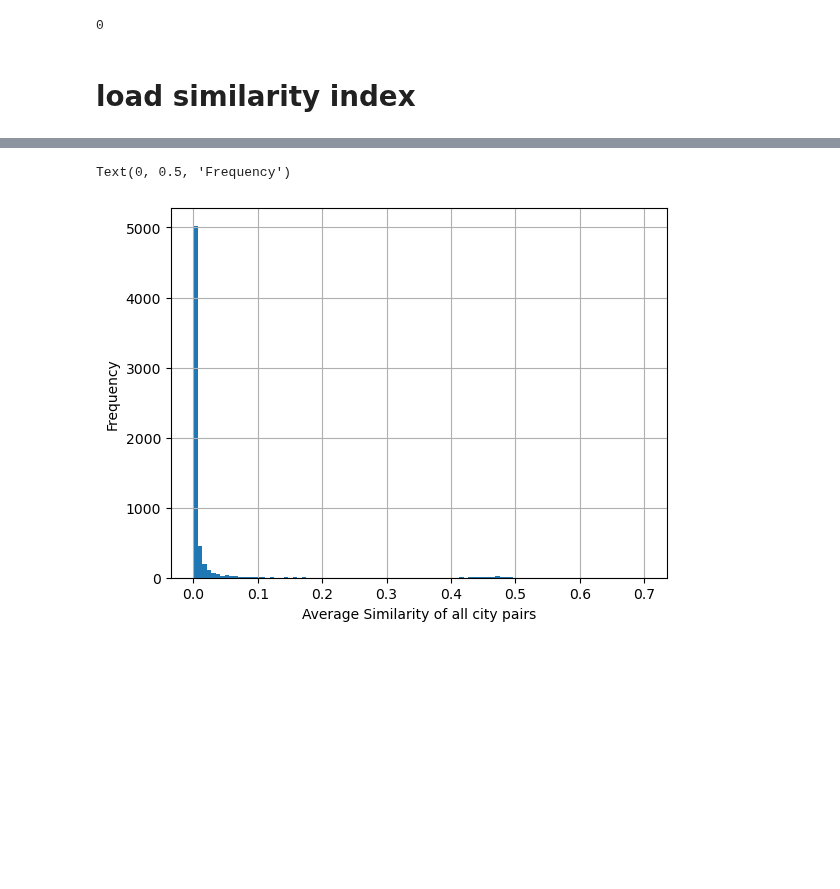
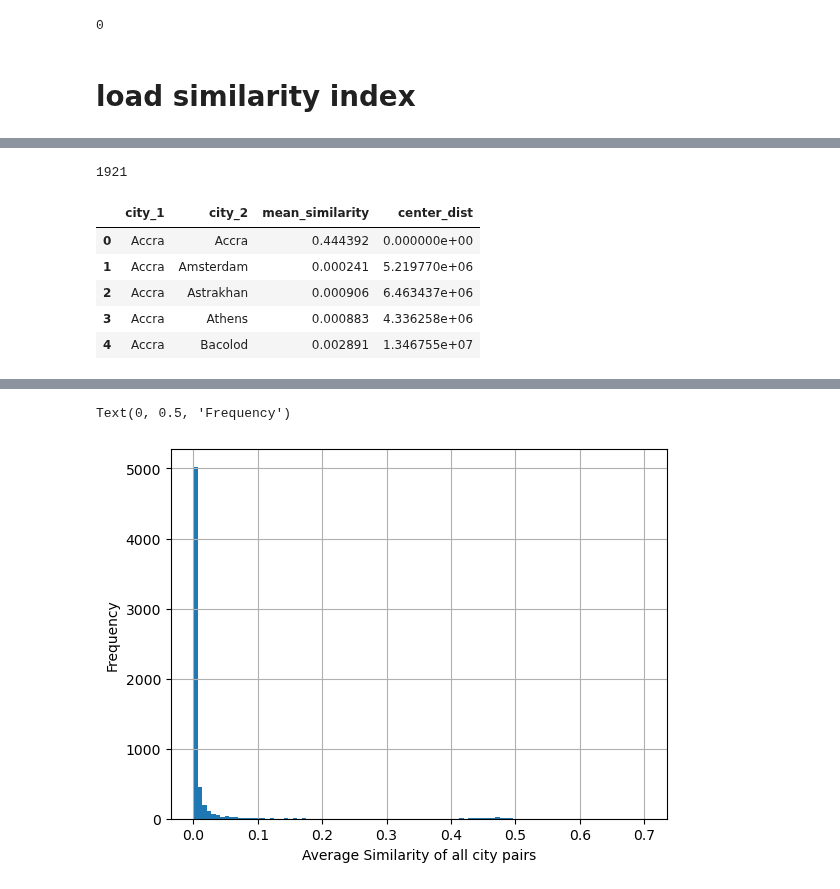
Before and after one commit to brookefzy/uvi-time-machine, a Jupyter notebook: _script/A-city-never-was/B6_hex_metrics.ipynb, the cells around one changed output, grey strips where cells are left out. Saved outputs shown, nothing was run; the diff lists cells and outputs as text; code cells hidden in the pictures; blank space fills up the shorter version.

```diff
--- a/_script/A-city-never-was/B6_hex_metrics.ipynb
+++ b/_script/A-city-never-was/B6_hex_metrics.ipynb
@@ -137 +163,15 @@ similarit_summary_overall_meta['center_dist'].hist(bins = 100)
+# %%
+import gc
+gc.collect()
+# %% [output]
+1921
+# %%
+similarity_df_sel_meta.head()
+# %% [output]
+|  | city_1 | city_2 | mean_similarity | center_dist |
+| 0 | Accra | Accra | 0.444392 | 0.000000e+00 |
+| 1 | Accra | Amsterdam | 0.000241 | 5.219770e+06 |
+| 2 | Accra | Astrakhan | 0.000906 | 6.463437e+06 |
+| 3 | Accra | Athens | 0.000883 | 4.336258e+06 |
+| 4 | Accra | Bacolod | 0.002891 | 1.346755e+07 |
 # %%
```
Also changed, not shown: parts of 13 cells of this notebook, 2 other files.
